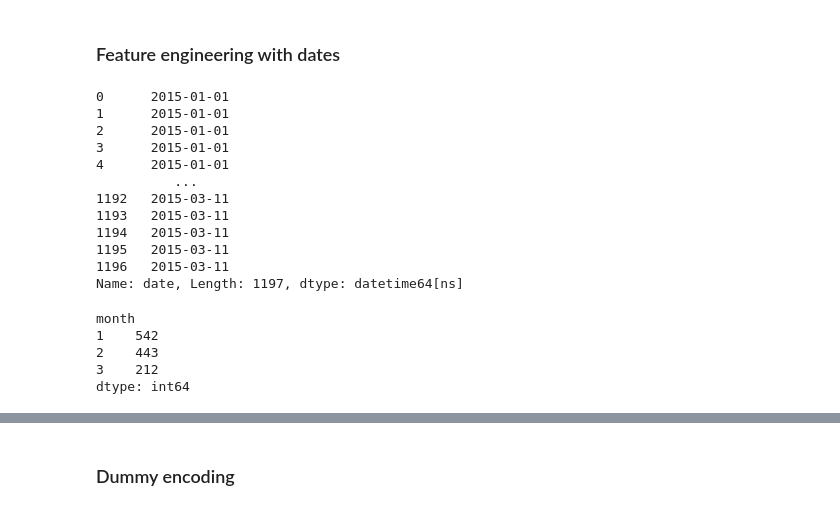
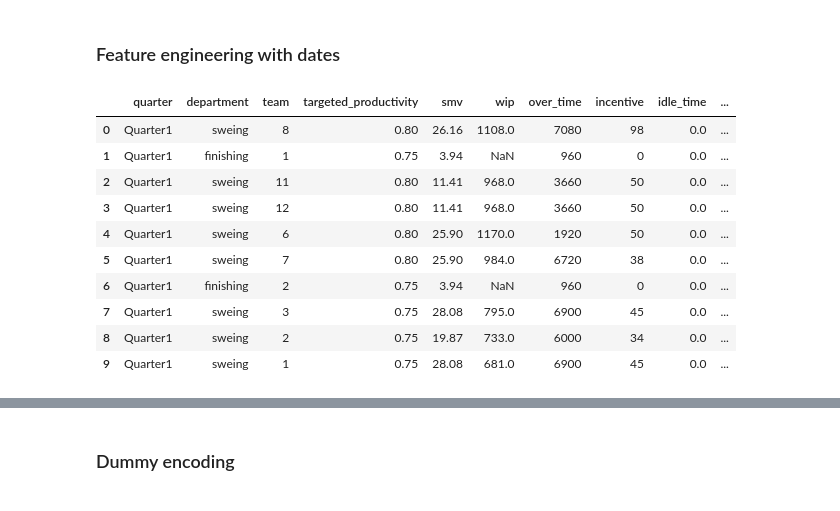
Before and after one commit to warwickdatasciencesociety/python-for-data-science, a Jupyter notebook: session-five/session-five-project-solutions.ipynb, the cells around one changed output, grey strips where cells are left out. Drawn from its saved outputs; the diff is of its cells as text; code cells hidden in the pictures.

```diff
--- a/session-five/session-five-project-solutions.ipynb
+++ b/session-five/session-five-project-solutions.ipynb
@@ -563,16 +584,7 @@ memory usage: 140.4+ KB
 data['date'] = pd.to_datetime(data['date'], format = '%m/%d/%Y' )
+# %%
+# Creating month, day of the week,  feature
+data['month'] = data['date'].dt.month
+data['day'] = data['date'].dt.dayofweek
 # %%
-data['date']
+data = data.drop(columns='date')
-# %% [output]
-0      2015-01-01
-1      2015-01-01
-2      2015-01-01
-3      2015-01-01
-4      2015-01-01
-          ...
-1192   2015-03-11
-1193   2015-03-11
-1194   2015-03-11
-1195   2015-03-11
-1196   2015-03-11
-Name: date, Length: 1197, dtype: datetime64[ns]
@@ -582,8 +591,15 @@ data['month'] = data['date'].dt.month
-# %%
-data.groupby('month').size()
-# %% [output]
-month
-1    542
-2    443
-3    212
-dtype: int64
+# %%
+# Output the first ten rows
+data.head(10)
+# %% [output]
+|  | quarter | department | team | targeted_productivity | smv | wip | over_time | incentive | idle_time | ... |
+| 0 | Quarter1 | sweing | 8 | 0.80 | 26.16 | 1108.0 | 7080 | 98 | 0.0 | ... |
+| 1 | Quarter1 | finishing | 1 | 0.75 | 3.94 | NaN | 960 | 0 | 0.0 | ... |
+| 2 | Quarter1 | sweing | 11 | 0.80 | 11.41 | 968.0 | 3660 | 50 | 0.0 | ... |
+| 3 | Quarter1 | sweing | 12 | 0.80 | 11.41 | 968.0 | 3660 | 50 | 0.0 | ... |
+| 4 | Quarter1 | sweing | 6 | 0.80 | 25.90 | 1170.0 | 1920 | 50 | 0.0 | ... |
+| 5 | Quarter1 | sweing | 7 | 0.80 | 25.90 | 984.0 | 6720 | 38 | 0.0 | ... |
+| 6 | Quarter1 | finishing | 2 | 0.75 | 3.94 | NaN | 960 | 0 | 0.0 | ... |
+| 7 | Quarter1 | sweing | 3 | 0.75 | 28.08 | 795.0 | 6900 | 45 | 0.0 | ... |
+| 8 | Quarter1 | sweing | 2 | 0.75 | 19.87 | 733.0 | 6000 | 34 | 0.0 | ... |
+| 9 | Quarter1 | sweing | 1 | 0.75 | 28.08 | 681.0 | 6900 | 45 | 0.0 | ... |
```
Also changed, not shown: parts of 48 cells of this notebook, 1 other file.
